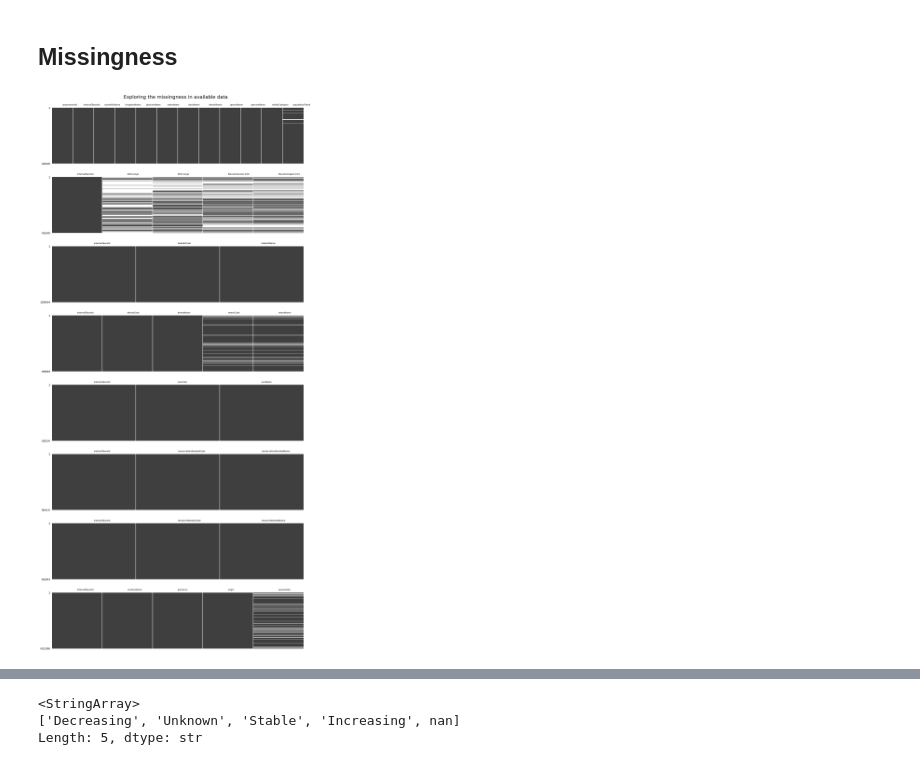
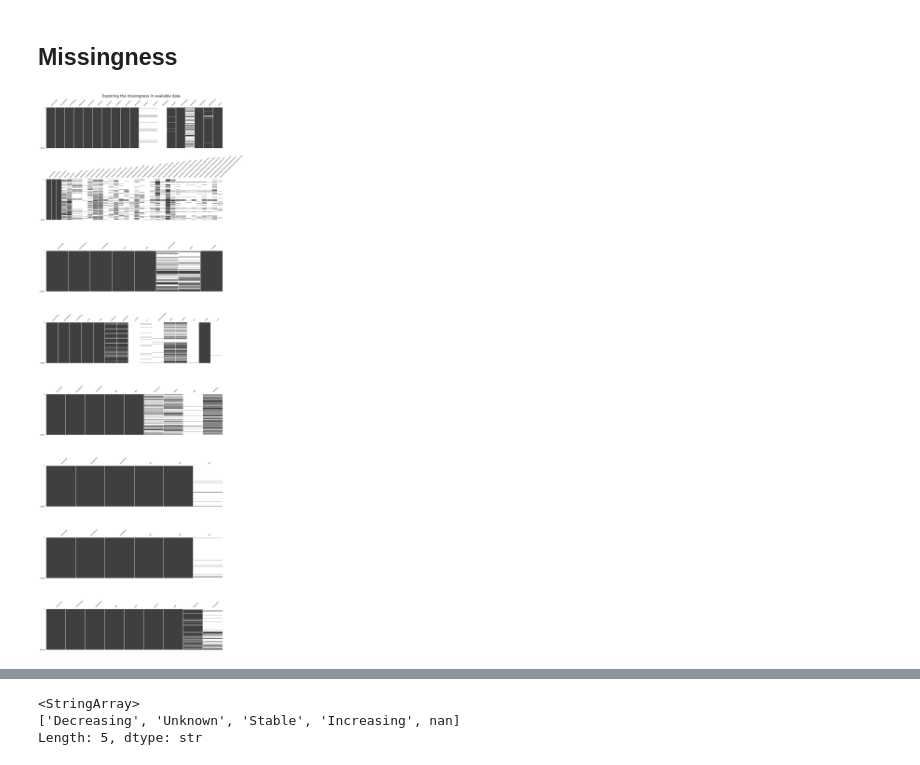
Before and after one commit to AzadiGathui/data_deficient_iucn_species, a Jupyter notebook: notebooks/01_data_wrangling.ipynb, the cells around one changed output, grey strips where cells are left out. Cells and saved outputs as stored; diff of their text form; code cells hidden in the pictures.

```diff
--- a/notebooks/01_data_wrangling.ipynb
+++ b/notebooks/01_data_wrangling.ipynb
@@ -111,16 +46,0 @@ countries = pd.read_csv(r"../data/raw/iucn/countries.csv", encoding='utf-8')
-# %%
-# select the columns from each additional csv and rename it for merging
-
-range = all_other_fields[['internalTaxonId', 'AOO.range', 'EOO.range', 'ElevationLower.limit', 'ElevationUpper.limit']]
-
-habitats = habitats[['internalTaxonId', 'code', 'name']].rename(columns={'code':'habitatCode', 'name':'habitatName'})
-
-threats = threats[['internalTaxonId', 'code', 'name', 'stressCode', 'stressName']].rename(columns={'code':'threatCode','name':'threatName'})
-
-usetrade = usetrade[['internalTaxonId', 'code', 'name']].rename(columns={'code':'useCode', 'name':'useName'})
-
-conservation_needed = conservation_needed[['internalTaxonId', 'code', 'name']].rename(columns={'code':'conservationNeededCode', 'name':'conservationNeededName'})
-
-research_needed = research_needed[['internalTaxonId', 'code', 'name']].rename(columns={'code':'researchNeededCode','name':'researchNeededName'})
-
-countries = countries[['internalTaxonId', 'name', 'presence', 'origin', 'seasonality']].rename(columns={'name':'countryName'})
@@ -144,32 +47,15 @@ full_df = full_df.merge(right=research_needed, on=['internalTaxonId'], how='left
 # %% [markdown]
 ## Missingness
 # %%
-all_tables = [full_df, range, habitats, threats, usetrade, conservation_needed, research_needed, countries]
+all_tables = [simple_summary, all_other_fields, habitats, threats, usetrade, conservation_needed, research_needed, countries]
 # %%
-missing_pct = df.isnull().mean() * 100
-missing_cols = missing_pct[missing_pct > 0]
-n_missing_cols = len(missing_cols)
-
-tables = {
-'Taxa and Populations': full_df,
-'Species Range': range,
-'Species Habitats': habitats,
-'Threats': threats,
-'Uses': usetrade,
-'Conservation': conservation_needed,
-'Research': research_needed,
-'Country Occurence': countries,
-}
-
-fig, axs = plt.subplots(len(all_tables), figsize=(15,30))
+fig, axs = plt.subplots(len(all_tables), figsize=(15,40))
 
 for i, table in enumerate(all_tables):
-    mn.matrix(table, ax=axs[i], sparkline=False, fontsize=8, label_rotation=0)
-    #axs[i].set_title(f"{tables.items}\n"
-    #                 f"{n_missing_cols} column(s) with missing values", pad=12)
+    mn.matrix(table, ax=axs[i], sparkline=False, fontsize=6)
 
 plt.suptitle('Exploring the missingness in available data', fontsize=18)
 plt.tight_layout(pad=3)
 plt.show()
 # %% [output]
-[figure, old version]
+[figure, new version]
```
Also changed, not shown: parts of 23 cells of this notebook.
